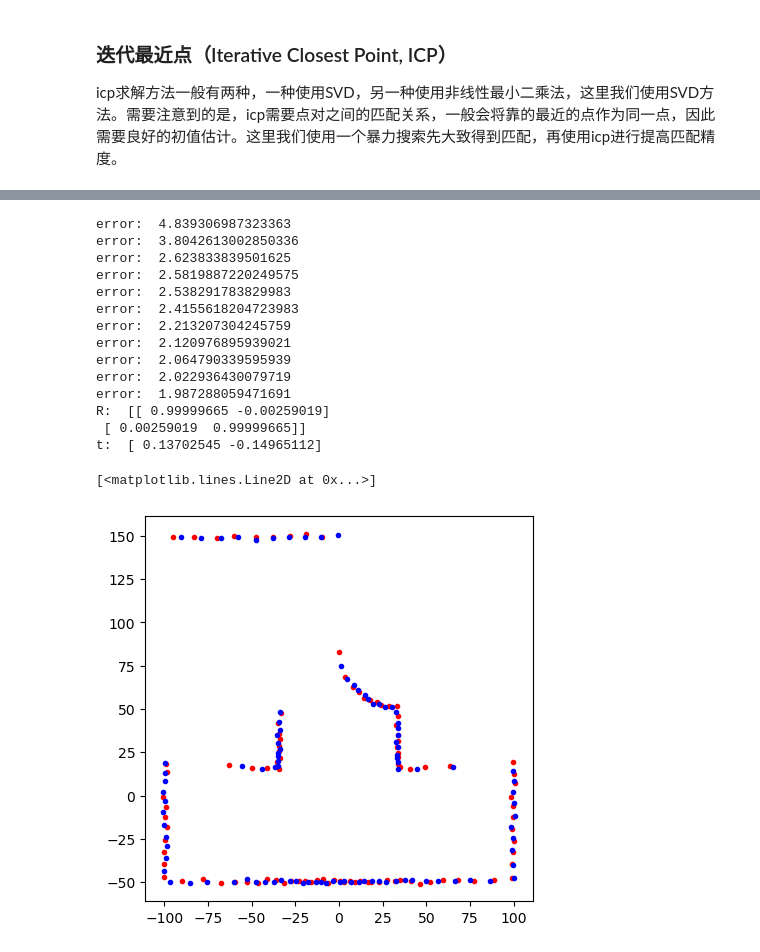
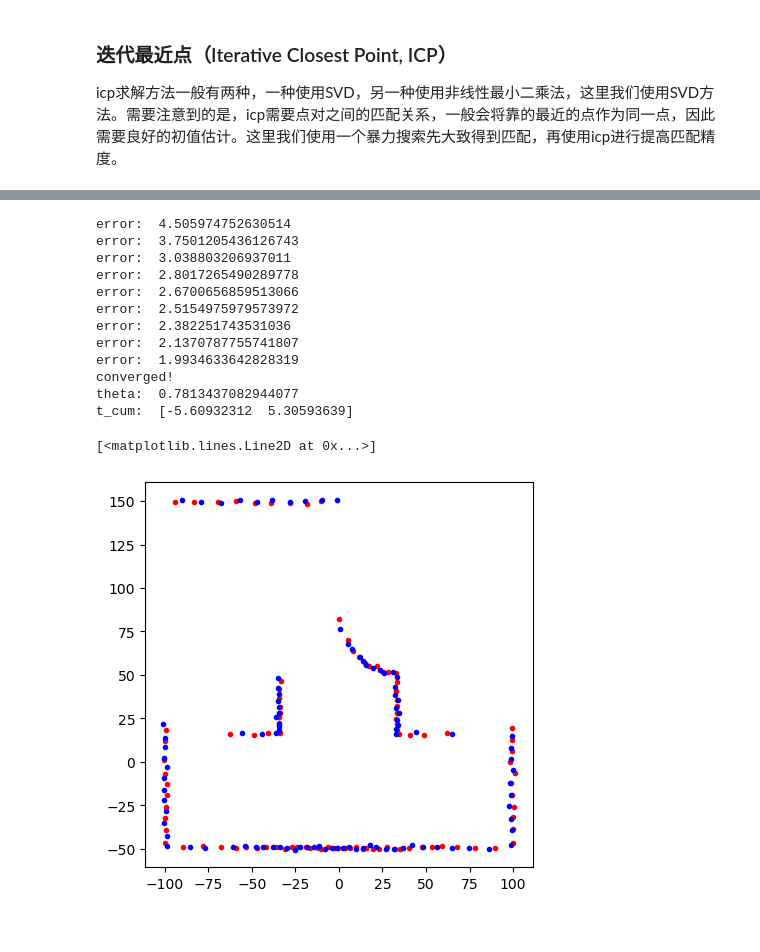
Before and after one commit to jimazeyu/slam_in_python, a Jupyter notebook: front_end/icp.ipynb, the cells around one changed output, grey strips where cells are left out. Cells and saved outputs as stored; diff of their text form; code cells hidden in the pictures.

```diff
--- a/front_end/icp.ipynb
+++ b/front_end/icp.ipynb
@@ -118,14 +120,14 @@ def brute_force_match(lidar_coords_1, lidar_coords_2):
                     [np.sin(theta), np.cos(theta)]
                 ])
                 # 旋转后的激光雷达数据
-                lidar_coords_2_rotated = np.matmul(rotation_matrix, lidar_coords_2.T).T
+                lidar_coords_2_transformed = np.matmul(rotation_matrix, lidar_coords_2.T).T
                 # 平移后的激光雷达数据
-                lidar_coords_2_rotated[:, 0] += x
-                lidar_coords_2_rotated[:, 1] += y
+                lidar_coords_2_transformed[:, 0] += x
+                lidar_coords_2_transformed[:, 1] += y
                 # 误差（最近邻距离的和，使用KDTree加速）
                 error = 0
                 kdtree = KDTree(lidar_coords_1)
-                distances, indices = kdtree.query(lidar_coords_2_rotated)
+                distances, indices = kdtree.query(lidar_coords_2_transformed)
                 # 计算误差
                 error = np.sum(distances) / distances.shape[0]
                 # 更新最佳匹配位姿
@@ -145,10 +147,12 @@ rotation_matrix = np.array([
     [np.cos(best_theta), -np.sin(best_theta)],
     [np.sin(best_theta), np.cos(best_theta)]
 ])
-lidar_coords_2_rotated = np.matmul(rotation_matrix, lidar_coords_2.T).T
+lidar_coords_2_rough = np.matmul(rotation_matrix, lidar_coords_2.T).T
+lidar_coords_2_rough[:, 0] += best_x
+lidar_coords_2_rough[:, 1] += best_y
 plt.figure(figsize=(5, 5))
 plt.plot(lidar_coords_1[:, 0], lidar_coords_1[:, 1], 'r.')
-plt.plot(lidar_coords_2_rotated[:, 0] + best_x, lidar_coords_2_rotated[:, 1] + best_y, 'b.')
+plt.plot(lidar_coords_2_rough[:, 0], lidar_coords_2_rough[:, 1], 'b.')
 # %% [output]
 best_x:  -8
 best_y:  4
@@ -166,52 +170,60 @@ def icp(source, target):
     # 初始化R和t
     R = np.eye(3)
     t = np.zeros((1, 3))
     # 去中心化
     source_mean = np.mean(source, axis=0)
     target_mean = np.mean(target, axis=0)
     source = source - source_mean
     target = target - target_mean
     # 计算协方差矩阵
     H = np.matmul(source.T, target)
     # 使用SVD分解计算旋转矩阵
     U, S, V = np.linalg.svd(H)
     R = np.matmul(V.T, U.T)
     # 计算平移矩阵
     t = target_mean.T - np.matmul(R, source_mean.T)
     return R, t
 
+# 记录累积的R和t
+R_cum = rotation_matrix
+t_cum = np.array([best_x, best_y]).T
+# 精确位姿匹配
+lidar_coords_2_precise = lidar_coords_2_rough
 # 使用icp算法进行精确位姿匹配
 for i in range(100):
-    R, t = icp(lidar_coords_2_rotated, lidar_coords_1)
-    lidar_coords_2_rotated = np.dot(R, lidar_coords_2_rotated.T).T + t
+    R, t = icp(lidar_coords_2_precise, lidar_coords_1)
+    lidar_coords_2_precise = np.matmul(R, lidar_coords_2_precise.T).T + t
     # 计算误差
     kdtree = KDTree(lidar_coords_1)
-    distances, indices = kdtree.query(lidar_coords_2_rotated)
+    distances, indices = kdtree.query(lidar_coords_2_precise)
     error = np.sum(distances) / distances.shape[0]
+    # 更新累积的R和t
+    R_cum = np.matmul(R, R_cum)
+    t_cum = np.matmul(R, t_cum) + t
     print('error: ', error)
     if error < 2.0:
+        print('converged!')
         break
-
-print('R: ', R)
-print('t: ', t)
+# R转换为角度
+theta = np.arctan2(R_cum[1, 0], R_cum[0, 0])
+print('theta: ', theta)
+print('t_cum: ', t_cum)
 # plot
 plt.figure(figsize=(5, 5))
 plt.plot(lidar_coords_1[:, 0], lidar_coords_1[:, 1], 'r.')
-plt.plot(lidar_coords_2_rotated[:, 0], lidar_coords_2_rotated[:, 1], 'b.')
+plt.plot(lidar_coords_2_precise[:, 0], lidar_coords_2_precise[:, 1], 'b.')
 # %% [output]
-error:  4.839306987323363
-error:  3.8042613002850336
-error:  2.623833839501625
-error:  2.5819887220249575
-error:  2.538291783829983
-error:  2.4155618204723983
-error:  2.213207304245759
-error:  2.120976895939021
-error:  2.064790339595939
-error:  2.022936430079719
-error:  1.987288059471691
-R:  [[ 0.99999665 -0.00259019]
- [ 0.00259019  0.99999665]]
-t:  [ 0.13702545 -0.14965112]
+error:  4.505974752630514
+error:  3.7501205436126743
+error:  3.038803206937011
+error:  2.8017265490289778
+error:  2.6700656859513066
+error:  2.5154975979573972
+error:  2.382251743531036
+error:  2.1370787755741807
+error:  1.9934633642828319
+converged!
+theta:  0.7813437082944077
+t_cum:  [-5.60932312  5.30593639]
 [<matplotlib.lines.Line2D at 0x...>]
-[figure, old version]
+[figure, new version]
```
Also changed, not shown: parts of 3 cells of this notebook, 1 other file.
